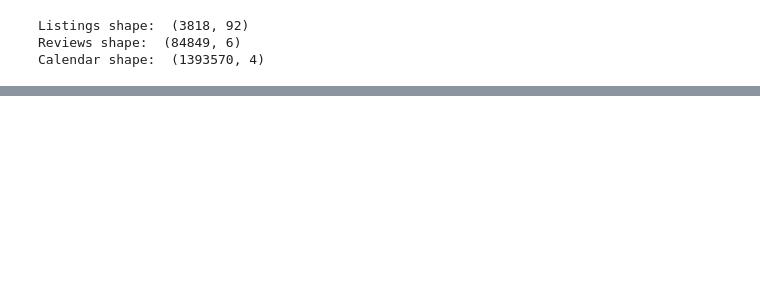
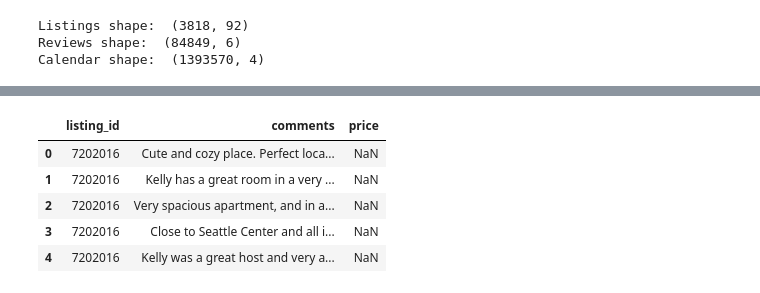
Before and after one commit to nevin-watkins/airbnb, a Jupyter notebook: analysis.ipynb, the cells around one changed output, grey strips where cells are left out. Cells and saved outputs as stored; diff of their text form; code cells hidden in the pictures; blank space fills up the shorter version.

```diff
--- a/analysis.ipynb
+++ b/analysis.ipynb
@@ -57,0 +171,3 @@ When I first got to this dataset, I thought I would want to compare Boston and S
+# %%
+reviews.shape
+reviews.drop(columns=["id", "reviewer_id", "reviewer_name", "date"], inplace=True)
@@ -57,0 +185,10 @@ When I first got to this dataset, I thought I would want to compare Boston and S
+# %%
+reviews_prices = pd.merge(reviews, prices, on="listing_id", how="outer")
+reviews_prices.head()
+# %% [output]
+|  | listing_id | comments | price |
+| 0 | 7202016 | Cute and cozy place. Perfect loca... | NaN |
+| 1 | 7202016 | Kelly has a great room in a very ... | NaN |
+| 2 | 7202016 | Very spacious apartment, and in a... | NaN |
+| 3 | 7202016 | Close to Seattle Center and all i... | NaN |
+| 4 | 7202016 | Kelly was a great host and very a... | NaN |
```
Also changed, not shown: parts of 57 cells of this notebook.
